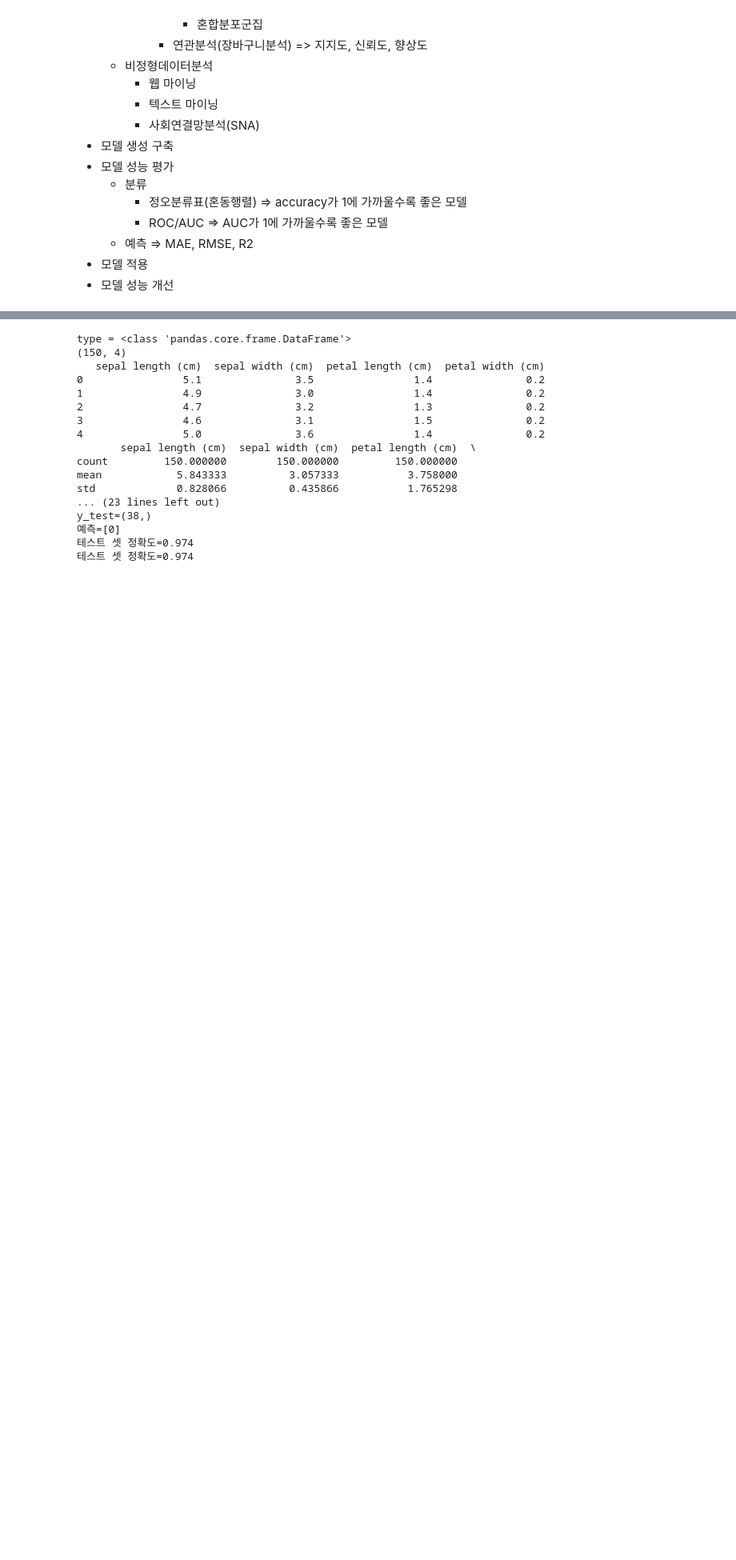
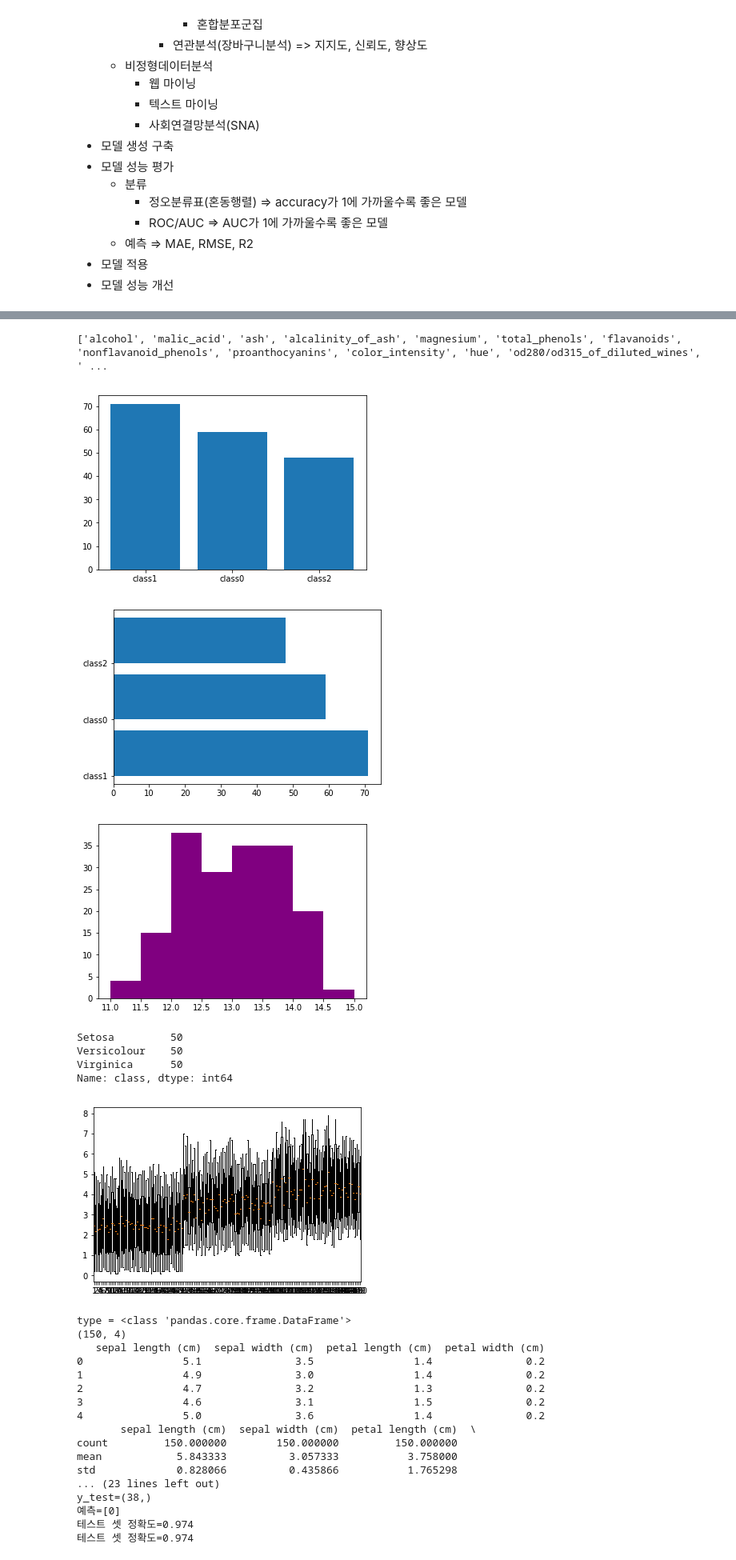
Before and after one commit to srkwon/analysis, a Jupyter notebook: data-analysis-2024/00. 요약정리/데이터분석요약(파이썬)_20240409_v2.ipynb, the cells around one changed output, grey strips where cells are left out. Shown: that part at 80% size. Drawn from its saved outputs; the diff is of its cells as text; code cells hidden in the pictures; blank space fills up the shorter version.

```diff
--- a/data-analysis-2024/00. 요약정리/데이터분석요약(파이썬)_20240409_v2.ipynb
+++ b/data-analysis-2024/00. 요약정리/데이터분석요약(파이썬)_20240409_v2.ipynb
@@ -123,3 +135,56 @@ Index(['sepal length (cm)', 'sepal width (cm)', 'petal length (cm)',
+# %%
+# 데이터 시각화(EDA, 기술통계)
+# 막대그래프, 히스토그램, 상자수염그림(박스플롯), 산점도
+import pandas as pd
+import matplotlib.pyplot as plt
+from sklearn.datasets import load_wine
+
+wine_load = load_wine()
+type(wine_load)
+
+print(wine_load.feature_names)
+wine = pd.DataFrame(wine_load.data, columns = wine_load.feature_names)
+wine.describe()
+
+
+wine['Class'] = wine_load.target
+wine['Class'] = wine['Class'].map({0:'class0', 1:'class1', 2:'class2'})
+
+wine_type = wine['Class'].value_counts()
+wine_type
+
+# 막대그래프 그리기
+plt.bar(wine_type.index, wine_type.values, width = 0.8, bottom = None, align = 'center')
+plt.show()
+
+# 막대그래프 그리기
+plt.barh(wine_type.index, wine_type.values, height = 0.8, left = None, align = 'edge')
+plt.show()
+
+# 히스토그램
+plt.hist('alcohol', bins=8, range=(11,15), color='purple', data=wine)
+plt.show()
+
+# 상자그림(box plot)
+iris = load_iris()
+iris = pd.DataFrame(data = iris.data, columns = iris.feature_names)
+iris['class'] = load_iris().target
+iris['class'] = iris['class'].map({0:'Setosa', 1:"Versicolour", 2:"Virginica"})
+
+print(iris['class'].value_counts())
+
+plt.boxplot(iris.drop(columns='class'))
+plt.show()
+# %% [output]
+['alcohol', 'malic_acid', 'ash', 'alcalinity_of_ash', 'magnesium', 'total_phenols', 'flavanoids', 'nonflavanoid_phenols', 'proanthocyanins', 'color_intensity', 'hue', 'od280/od315_of_diluted_wines', ' ...
+[figure, added]
+[figure, added]
+[figure, added]
+Setosa         50
+Versicolour    50
+Virginica      50
+Name: class, dtype: int64
+[figure, added]
 # %%
 # 파이썬 기반 분류 어플리케이션 예시
 ## 전체 프로세스
```
Also changed, not shown: parts of 2 cells of this notebook.
